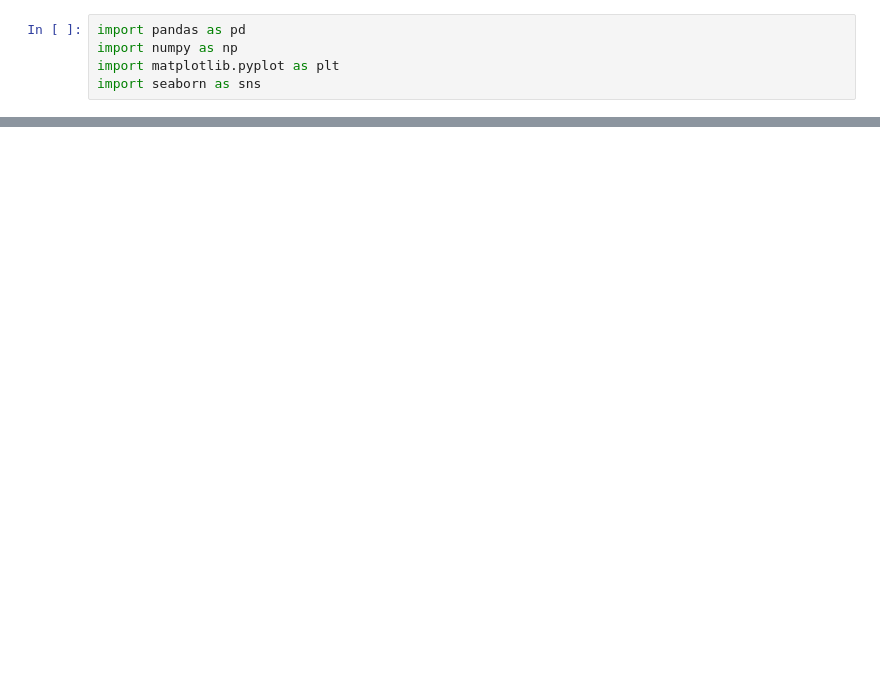
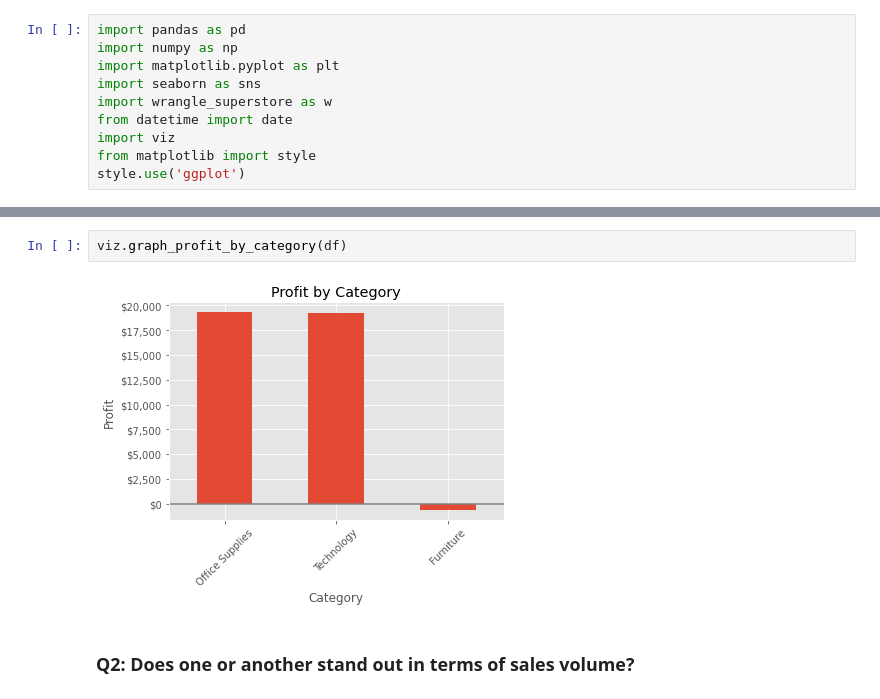
Before and after one commit to Waterman-Teceno-TSA/time-series-project, a Jupyter notebook: Final_Notebook.ipynb, the cells around one changed output, grey strips where cells are left out. Saved outputs shown, nothing was run; the diff lists cells and outputs as text; blank space fills up the shorter version.

```diff
--- a/Final_Notebook.ipynb
+++ b/Final_Notebook.ipynb
@@ -3,3 +3,8 @@ import pandas as pd
 import numpy as np
 import matplotlib.pyplot as plt
 import seaborn as sns
+import wrangle_superstore as w
+from datetime import date
+import viz
+from matplotlib import style
+style.use('ggplot')
@@ -40,0 +70,6 @@ memory usage: 298.0+ KB
+# %%
+viz.graph_profit_by_category(df)
+# %% [output]
+[figure, added]
+# %% [markdown]
+### Q2: Does one or another stand out in terms of sales volume?
```
Also changed, not shown: parts of 23 cells of this notebook, 1 other file.
